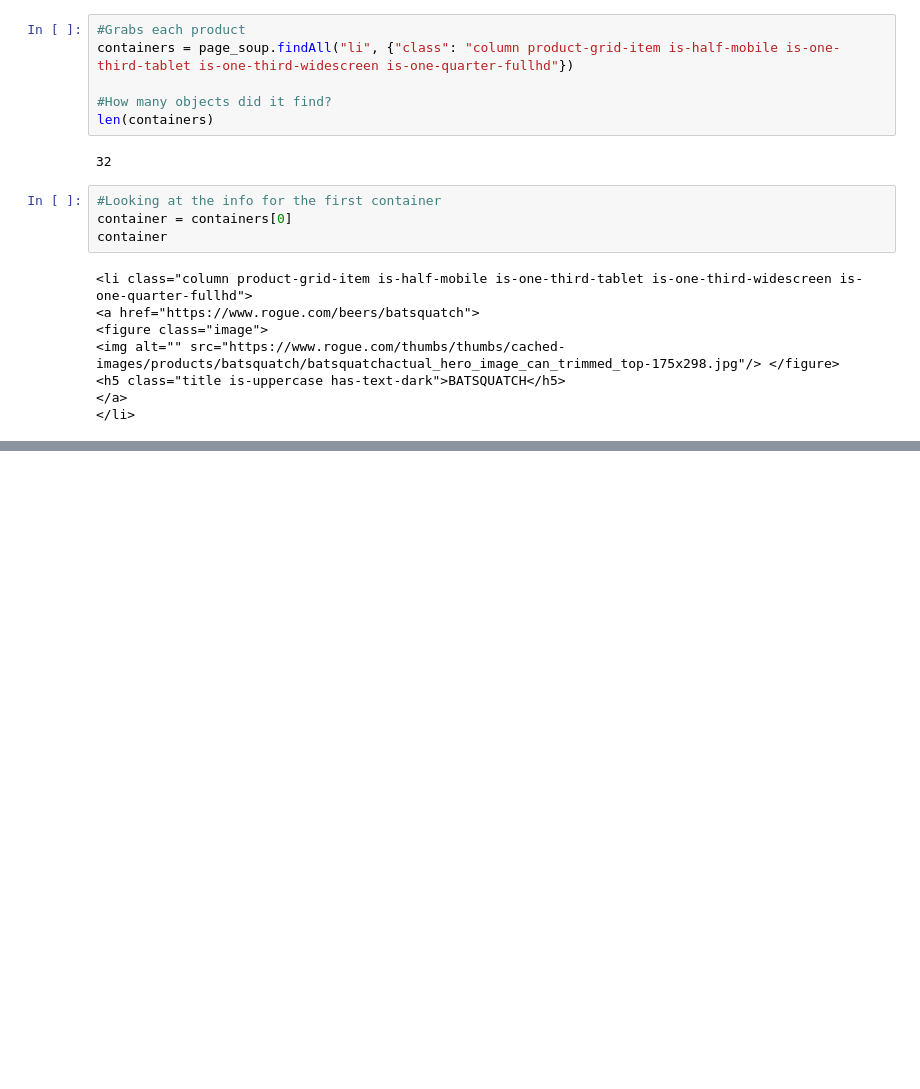
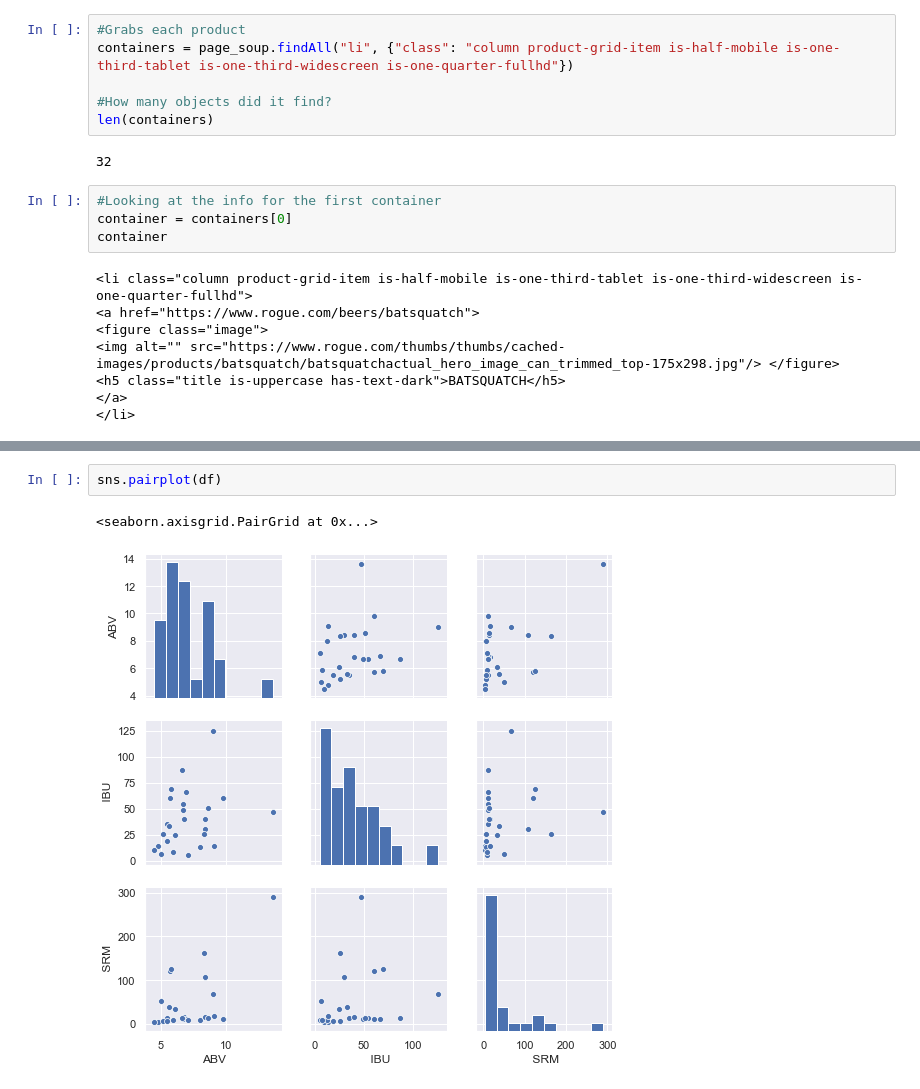
Before and after one commit to hucatherine7/Rogue-Brewery, a Jupyter notebook: Rogue_Web_Scrape.ipynb, the cells around one changed output, grey strips where cells are left out. Saved outputs shown, nothing was run; the diff lists cells and outputs as text; blank space fills up the shorter version.

```diff
--- a/Rogue_Web_Scrape.ipynb
+++ b/Rogue_Web_Scrape.ipynb
@@ -116 +114,6 @@ df.describe()
+# %%
+sns.pairplot(df)
+# %% [output]
+<seaborn.axisgrid.PairGrid at 0x...>
+[figure, added]
 # %%
```
Also changed, not shown: parts of 9 cells of this notebook.
